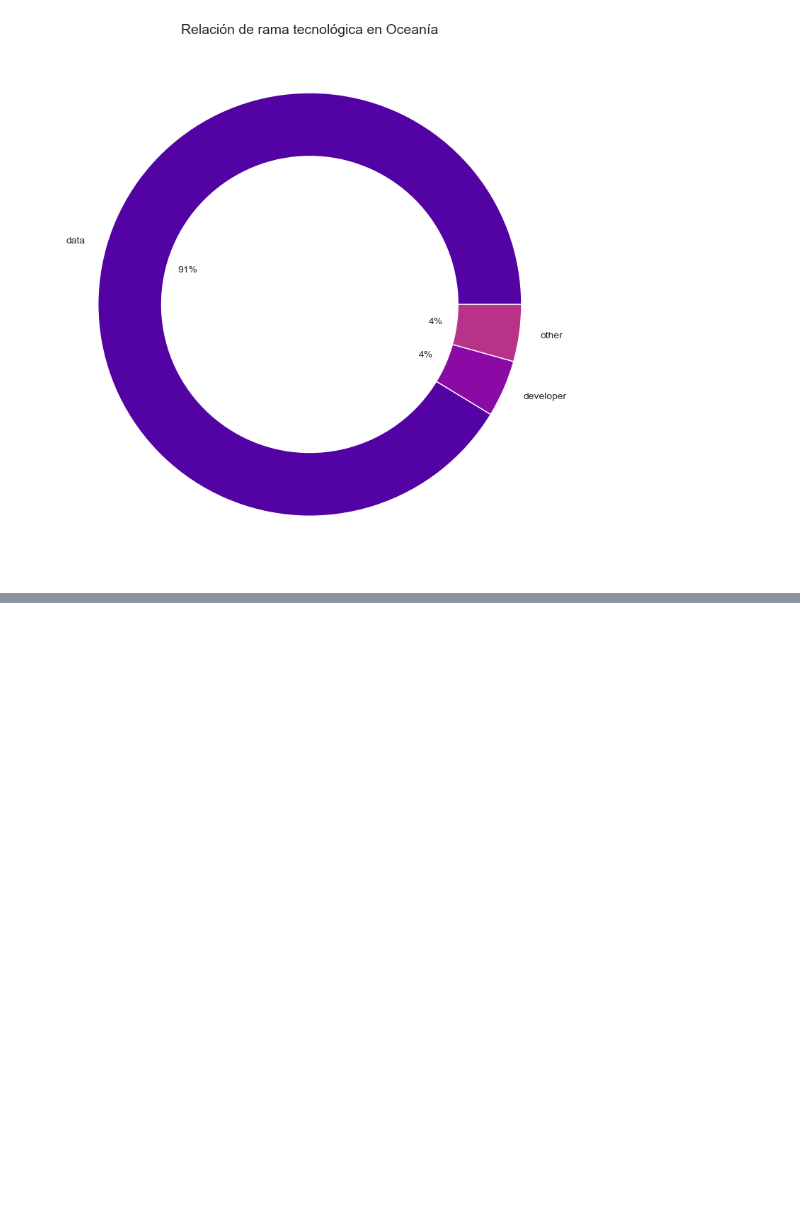
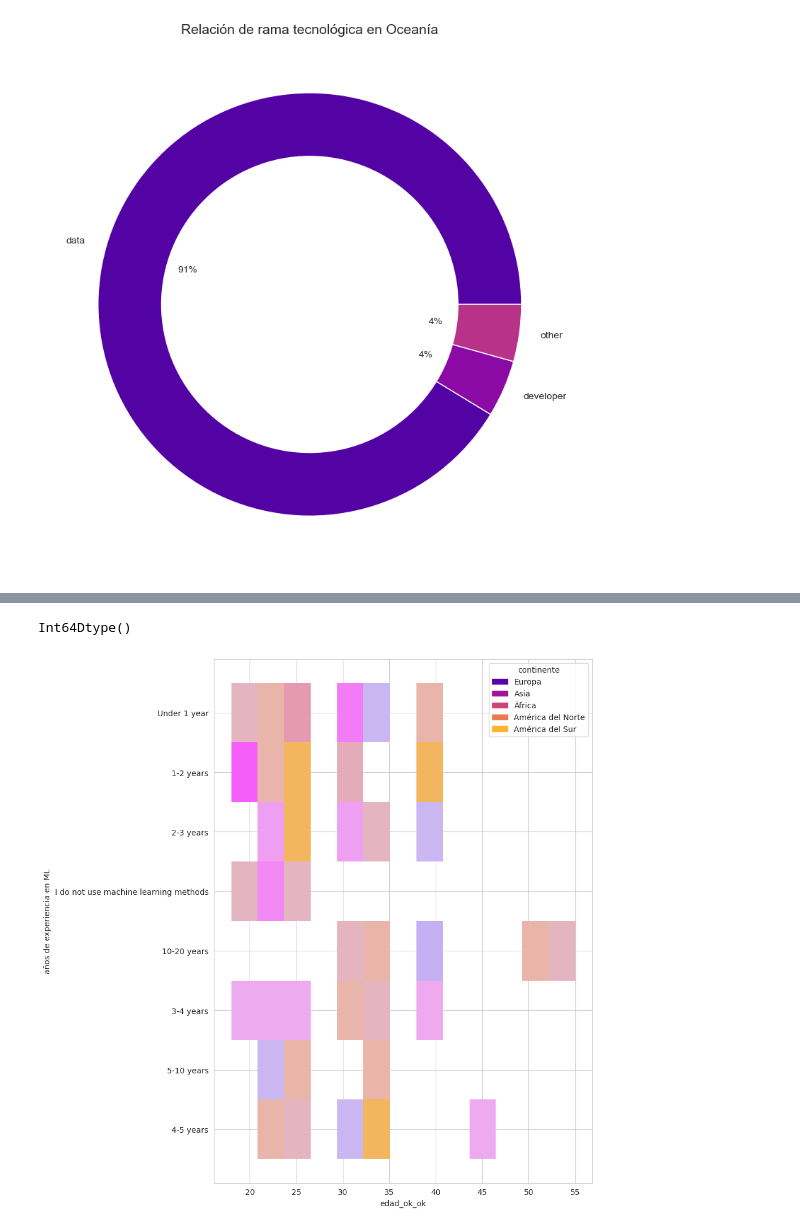
Before and after one commit to silviagordon/EDA-Visualizacion, a Jupyter notebook: Notebooks/Visualización.ipynb, the cells around one changed output, grey strips where cells are left out. Saved outputs shown, nothing was run; the diff lists cells and outputs as text; code cells hidden in the pictures; blank space fills up the shorter version.

```diff
--- a/Notebooks/Visualización.ipynb
+++ b/Notebooks/Visualización.ipynb
@@ -346,0 +387,2 @@ plt.show()
+# %%
+df_tecnico["edad_ok_ok"] = df_tecnico["edad_ok_ok"].astype("Int64")
@@ -346,0 +399,20 @@ plt.show()
+# %%
+def experiencia(experiencia):
+    if experiencia == "Under 1 year":
+        return 1
+    elif experiencia == "1-2 years":
+        return 2
+    elif experiencia == "2-3 years":
+        return 3
+    elif experiencia == "3-4 years":
+        return 4
+    elif experiencia == "5-10 years":
+        return 10
+    elif experiencia == "4-5 years":
+        return 5
+    elif experiencia == "10-20 years":
+        return 20
+    else:
+        return 0
+# %%
+df_tecnico["experiencia_ok"] = df_tecnico["años de experiencia en ML"].apply(experiencia)
@@ -346,0 +426,15 @@ plt.show()
+# %%
+df_tecnico["experiencia_ok"] = df_tecnico["experiencia_ok"].astype("Int64")
+# %%
+df_tecnico["experiencia_ok"].dtype
+# %% [output]
+Int64Dtype()
+# %%
+plt.figure(figsize=(10,10))
+
+fig = sns.histplot(data=df_tecnico, y="años de experiencia en ML", x="edad_ok_ok", hue="continente", palette= "plasma")
+plt.tight_layout()
+
+plt.show()
+# %% [output]
+[figure, added]
```
Also changed, not shown: parts of 29 cells of this notebook, 1 other file.
